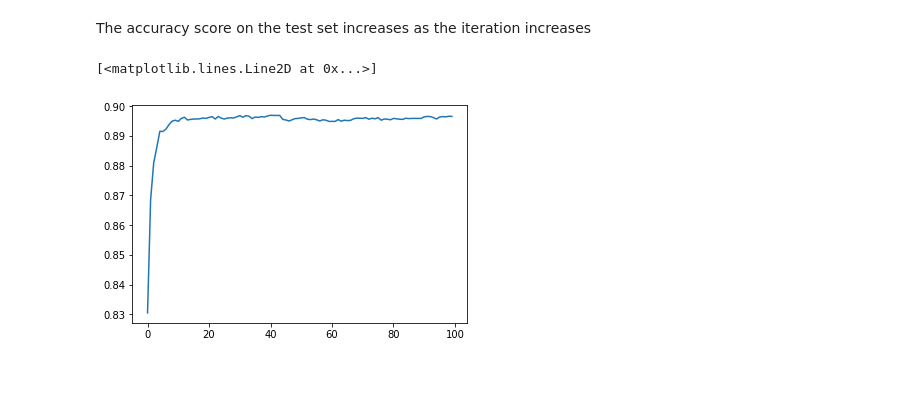
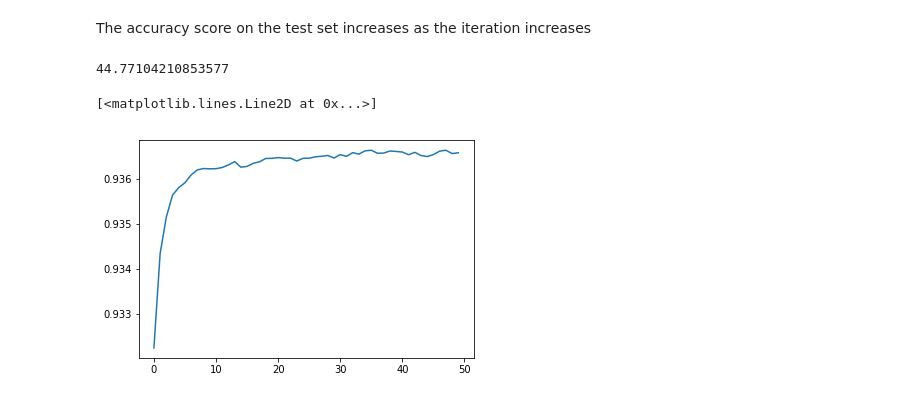
Before and after one commit to bbchen33/Machine-Learning, a Jupyter notebook: SGD_classifier_of_large_scale_data.ipynb, the cells around one changed output. Cells and saved outputs as stored; diff of their text form; code cells hidden in the pictures.

```diff
--- a/SGD_classifier_of_large_scale_data.ipynb
+++ b/SGD_classifier_of_large_scale_data.ipynb
@@ -2,7 +2,7 @@
 <a href="https://colab.research.google.com/github/bbchen33/Machine-Learning/blob/master/SGD_classifier_of_large_scale_data.ipynb" target="_parent"><img src="https://colab.research.google.com/assets/colab-badge.svg" alt="Open In Colab"/></a>
 # %%
 from sklearn.datasets import make_classification
-X, y = make_classification(n_samples=50000, n_classes=2, weights=[1,1], random_state=1)
+X, y = make_classification(n_samples=1000000, n_classes=2, weights=[1,1], random_state=1)
 # %%
 from sklearn.model_selection import train_test_split
 X_train, X_test, y_train, y_test = train_test_split(X, y, test_size=0.3, random_state=1)
@@ -10,7 +10,14 @@ from sklearn.linear_model import SGDClassifier
 # %% [markdown]
 Using SGD partial fit to train with the entire training set for 100 times
 # %%
+import time
+import numpy as np
+time0= time.time()
 score = []
+clf_SGD= SGDClassifier(loss='log', random_state=1)
 for i in range(100):
   clf_SGD.partial_fit(X_train, y_train, classes = np.array([0,1]))
   score.append(clf_SGD.score(X_test,y_test))
+time1 = time.time()
+total_time = time1 - time0
+print(total_time)
@@ -30,6 +39,7 @@ The highest score is: 0.8903
 The accuracy score on the test set increases as the iteration increases
 # %%
 from sklearn.model_selection import StratifiedKFold
+time0= time.time()
 kfold = StratifiedKFold(n_splits=100,
                         random_state=1).split(X_train, y_train)
 SGD = SGDClassifier(loss='log', random_state=1)
@@ -37,11 +47,16 @@ K_fold_score = []
 for k, (train,test) in enumerate(kfold):
   SGD.partial_fit(X[train], y[train],classes = np.array([0,1]))
   K_fold_score.append(SGD.score(X_test, y_test))
+time1 = time.time()
+total_time = time1 - time0
+print(total_time)
+# %% [output]
+44.77104210853577
 # %%
-plt.plot(range(100), K_fold_score)
+plt.plot(range(50), K_fold_score[:50])
 # %% [output]
 [<matplotlib.lines.Line2D at 0x...>]
-[figure, old version]
+[figure, new version]
 # %%
 print(f'The highest score is: {max(K_fold_score)}')
 # %% [output]
```
Also changed, not shown: parts of 12 cells of this notebook.
